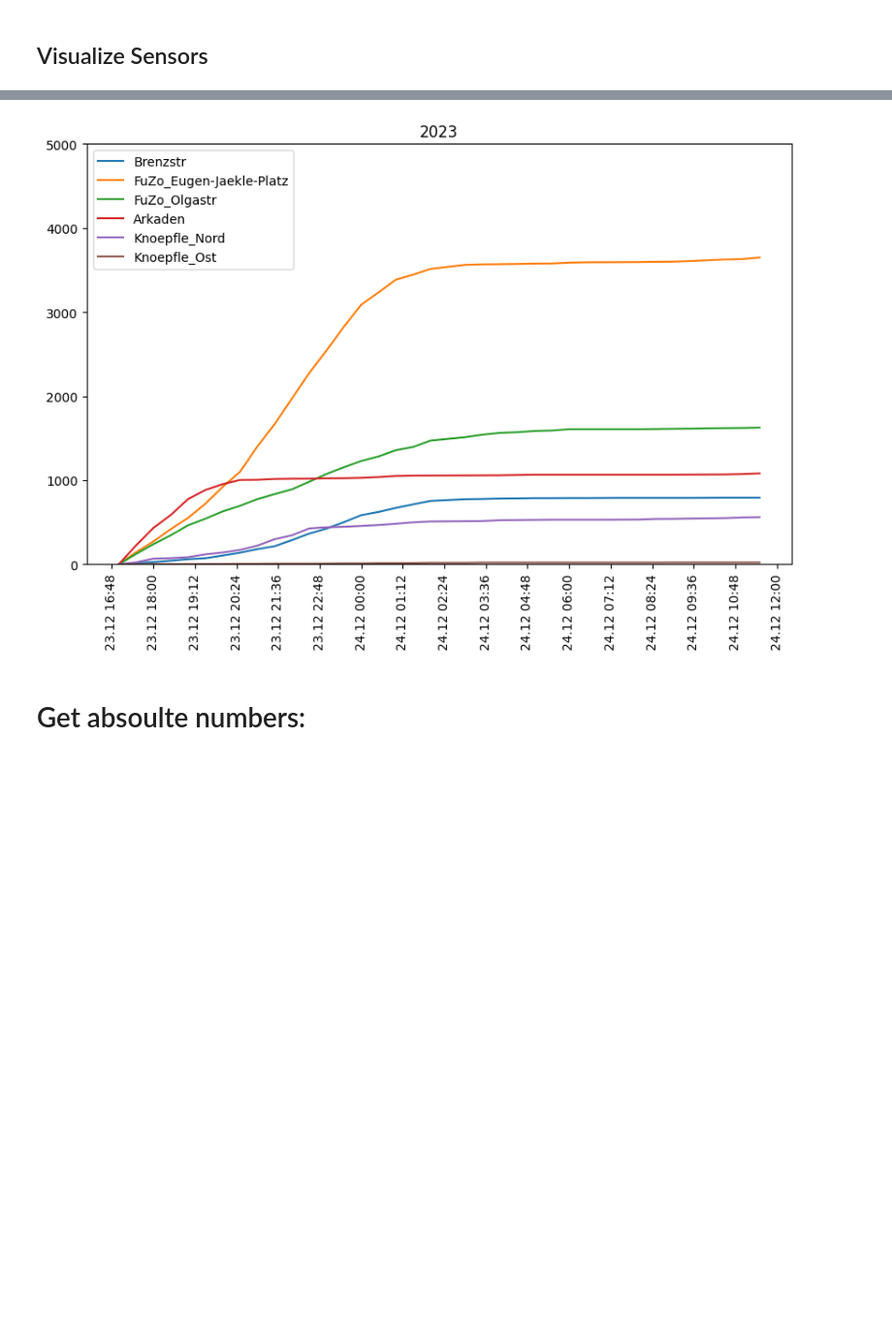
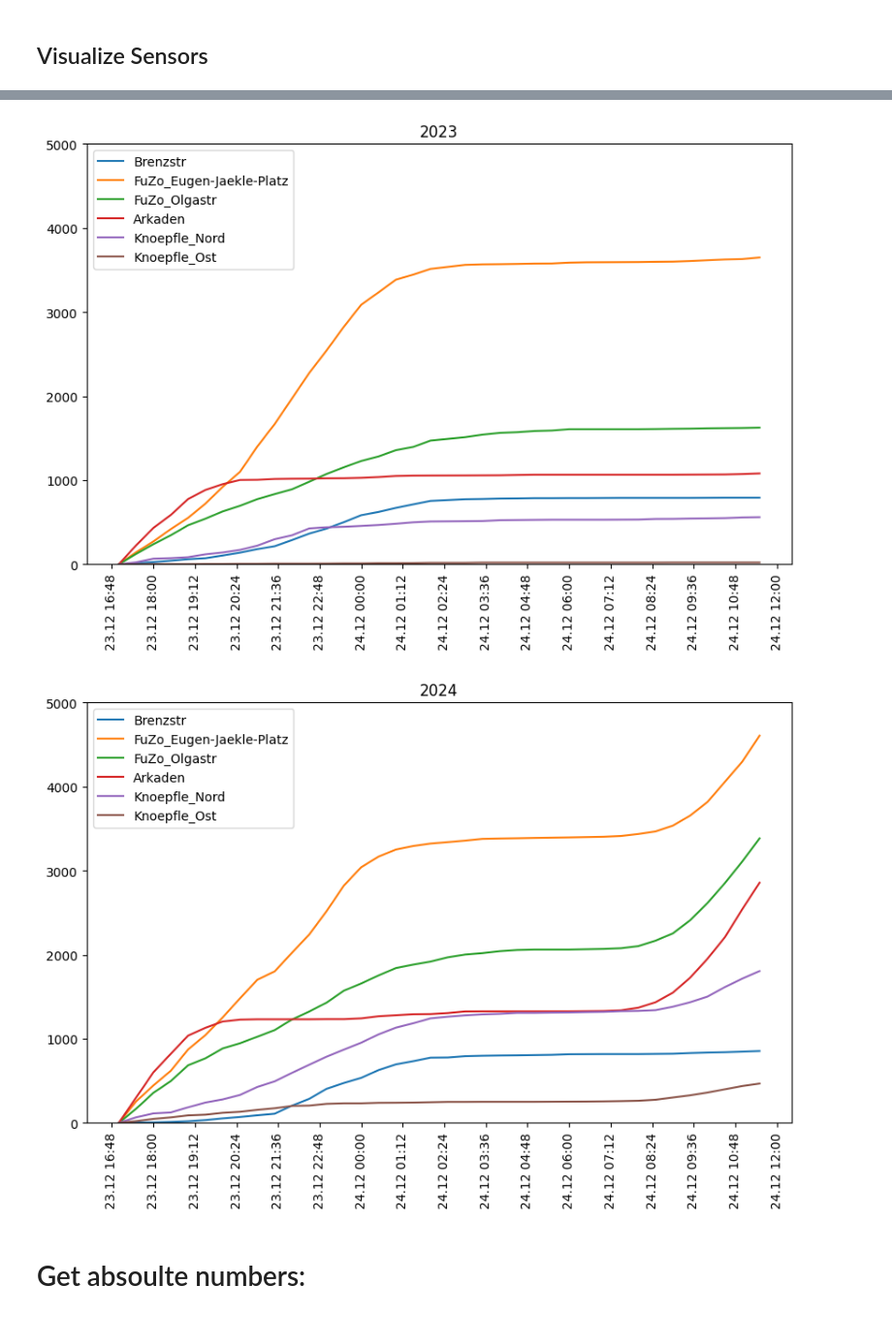
Before and after one commit to DumbergerL/hdh-smartcity-fuzo, a Jupyter notebook: case-studies/warten-aufs-christkind/WartenAufsChristkind.ipynb, the cells around one changed output, grey strips where cells are left out. Shown at 97% size. Cells and saved outputs as stored; diff of their text form; code cells hidden in the pictures; blank space fills up the shorter version.

```diff
--- a/case-studies/warten-aufs-christkind/WartenAufsChristkind.ipynb
+++ b/case-studies/warten-aufs-christkind/WartenAufsChristkind.ipynb
@@ -81,33 +81,65 @@ plt.subplots(figsize=(10, 6))
 for sensorName, data in sensorData.items():
     dataPoints = dict(sorted(data['singleDataPoints'].items())).values()
     dataPointsChirstmas = [d for d in dataPoints if filterDateRange(d, "2023-12-23 16:30:00", "2023-12-24 12:00:00")]
 
     dataPointsChirstmas = sumReducer(dataPointsChirstmas, 'person.in')
 
     x = []
     y = []
 
     for dataPoint in dataPointsChirstmas:
         y.append(dataPoint['person.in'])
         datetimeValue = datetime.datetime.strptime(dataPoint['datetime'], '%Y-%m-%d %H:%M:%S')
         x.append(datetimeValue)
 
     plt.plot(x, y, label=sensorName)
 
 plt.ylim(0, 5000)
 leg = plt.legend(loc='upper left')
 plt.title("2023")
 
 ax=plt.gca()
 xfmt = md.DateFormatter('%d.%m %H:%M')
 ax.xaxis.set_major_formatter(xfmt)
 ax.xaxis.set_major_locator(plt.MaxNLocator(20))
 plt.xticks(rotation=90)
 plt.savefig('warten-aufs-christkind-2023.png', bbox_inches="tight")
 plt.show()
+
+### 2024
+
+plt.subplots(figsize=(10, 6))
+for sensorName, data in sensorData.items():
+    dataPoints = dict(sorted(data['singleDataPoints'].items())).values()
+    dataPointsChirstmas = [d for d in dataPoints if filterDateRange(d, "2024-12-23 16:30:00", "2024-12-24 12:00:00")]
+
+    dataPointsChirstmas = sumReducer(dataPointsChirstmas, 'person.in')
+
+    x = []
+    y = []
+
+    for dataPoint in dataPointsChirstmas:
+        y.append(dataPoint['person.in'])
+        datetimeValue = datetime.datetime.strptime(dataPoint['datetime'], '%Y-%m-%d %H:%M:%S')
+        x.append(datetimeValue)
+
+    plt.plot(x, y, label=sensorName)
+
+plt.ylim(0, 5000)
+leg = plt.legend(loc='upper left')
+plt.title("2024")
+
+ax=plt.gca()
+xfmt = md.DateFormatter('%d.%m %H:%M')
+ax.xaxis.set_major_formatter(xfmt)
+ax.xaxis.set_major_locator(plt.MaxNLocator(20))
+plt.xticks(rotation=90)
+plt.savefig('warten-aufs-christkind-2024.png', bbox_inches="tight")
+plt.show()
 # %% [output]
 [figure]
 [figure]
+[figure, added]
 # %% [markdown]
 # Get absoulte numbers:
 # %%
```
Also changed, not shown: parts of 3 cells of this notebook, 6 other files.
